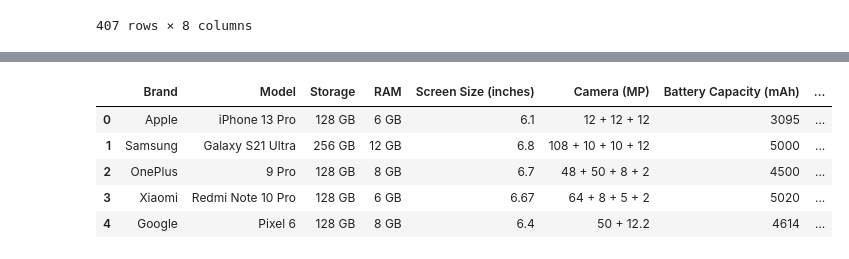
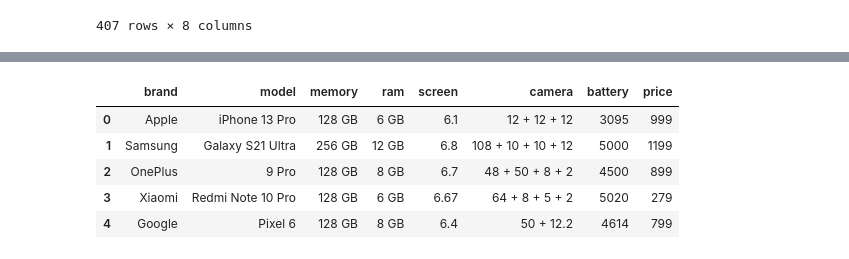
Before and after one commit to LarryNyuron/datasosaience, a Jupyter notebook: Phone/phones.ipynb, the cells around one changed output, grey strips where cells are left out. Cells and saved outputs as stored; diff of their text form; code cells hidden in the pictures.

```diff
--- a/Phone/phones.ipynb
+++ b/Phone/phones.ipynb
@@ -32,21 +35,21 @@ phones
 # %%
 col = phones.columns
-phones.rename(columns={ col[0]: 'brand',
+phones = phones.rename(columns={ col[0]: 'brand',
                 col[1]: 'model',
                 col[2]: 'memory',
                 col[3]: 'ram',
                 col[4]: 'screen',
                 col[5]: 'camera',
                 col[6]: 'battery',
                 col[7]: 'price'})
 phones.head()
 # %% [output]
-|  | Brand | Model | Storage | RAM | Screen Size (inches) | Camera (MP) | Battery Capacity (mAh) | ... |
-| 0 | Apple | iPhone 13 Pro | 128 GB | 6 GB | 6.1 | 12 + 12 + 12 | 3095 | ... |
-| 1 | Samsung | Galaxy S21 Ultra | 256 GB | 12 GB | 6.8 | 108 + 10 + 10 + 12 | 5000 | ... |
-| 2 | OnePlus | 9 Pro | 128 GB | 8 GB | 6.7 | 48 + 50 + 8 + 2 | 4500 | ... |
-| 3 | Xiaomi | Redmi Note 10 Pro | 128 GB | 6 GB | 6.67 | 64 + 8 + 5 + 2 | 5020 | ... |
-| 4 | Google | Pixel 6 | 128 GB | 8 GB | 6.4 | 50 + 12.2 | 4614 | ... |
+|  | brand | model | memory | ram | screen | camera | battery | price |
+| 0 | Apple | iPhone 13 Pro | 128 GB | 6 GB | 6.1 | 12 + 12 + 12 | 3095 | 999 |
+| 1 | Samsung | Galaxy S21 Ultra | 256 GB | 12 GB | 6.8 | 108 + 10 + 10 + 12 | 5000 | 1199 |
+| 2 | OnePlus | 9 Pro | 128 GB | 8 GB | 6.7 | 48 + 50 + 8 + 2 | 4500 | 899 |
+| 3 | Xiaomi | Redmi Note 10 Pro | 128 GB | 6 GB | 6.67 | 64 + 8 + 5 + 2 | 5020 | 279 |
+| 4 | Google | Pixel 6 | 128 GB | 8 GB | 6.4 | 50 + 12.2 | 4614 | 799 |
 # %%
 phones['brand'] = phones['brand'].str.lower()
 phones['model'] = phones['model'].str.lower()
```
Also changed, not shown: parts of 22 cells of this notebook, 2 other files.
